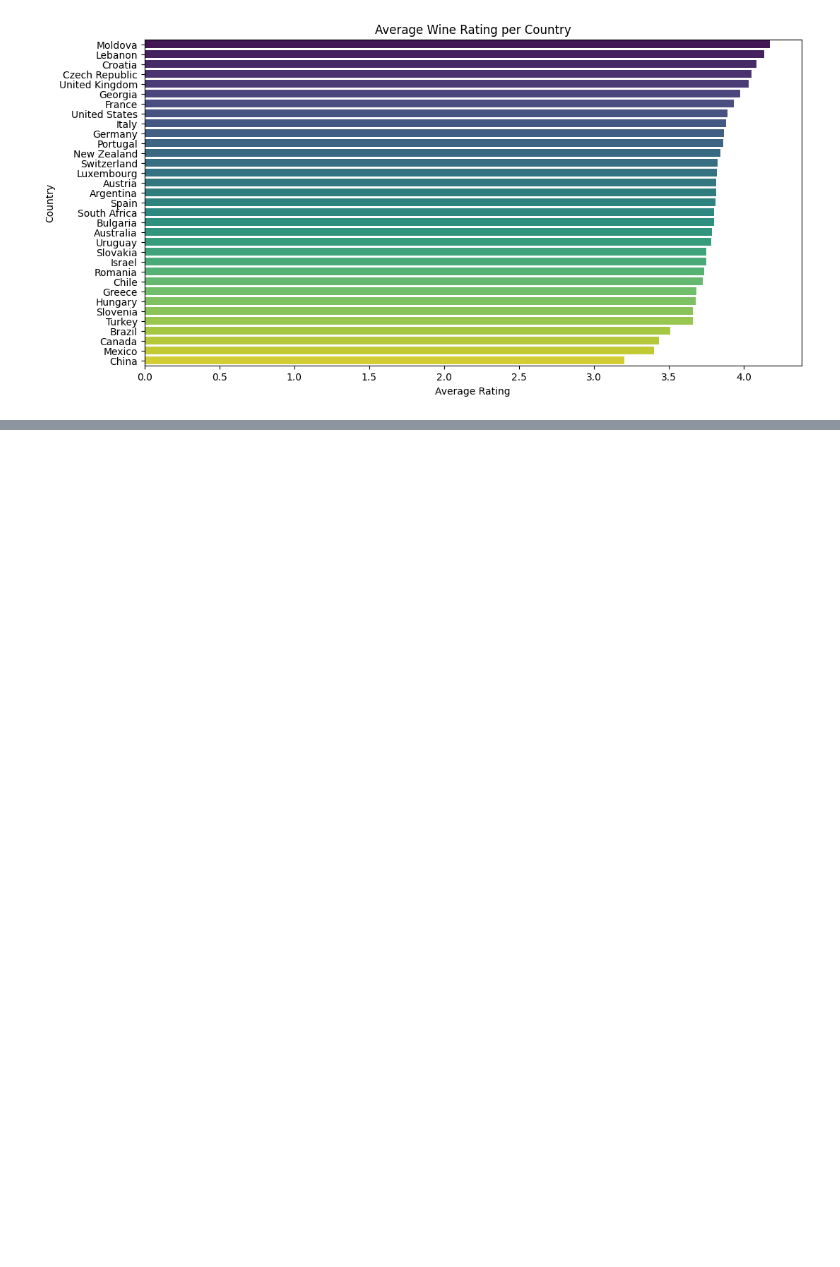
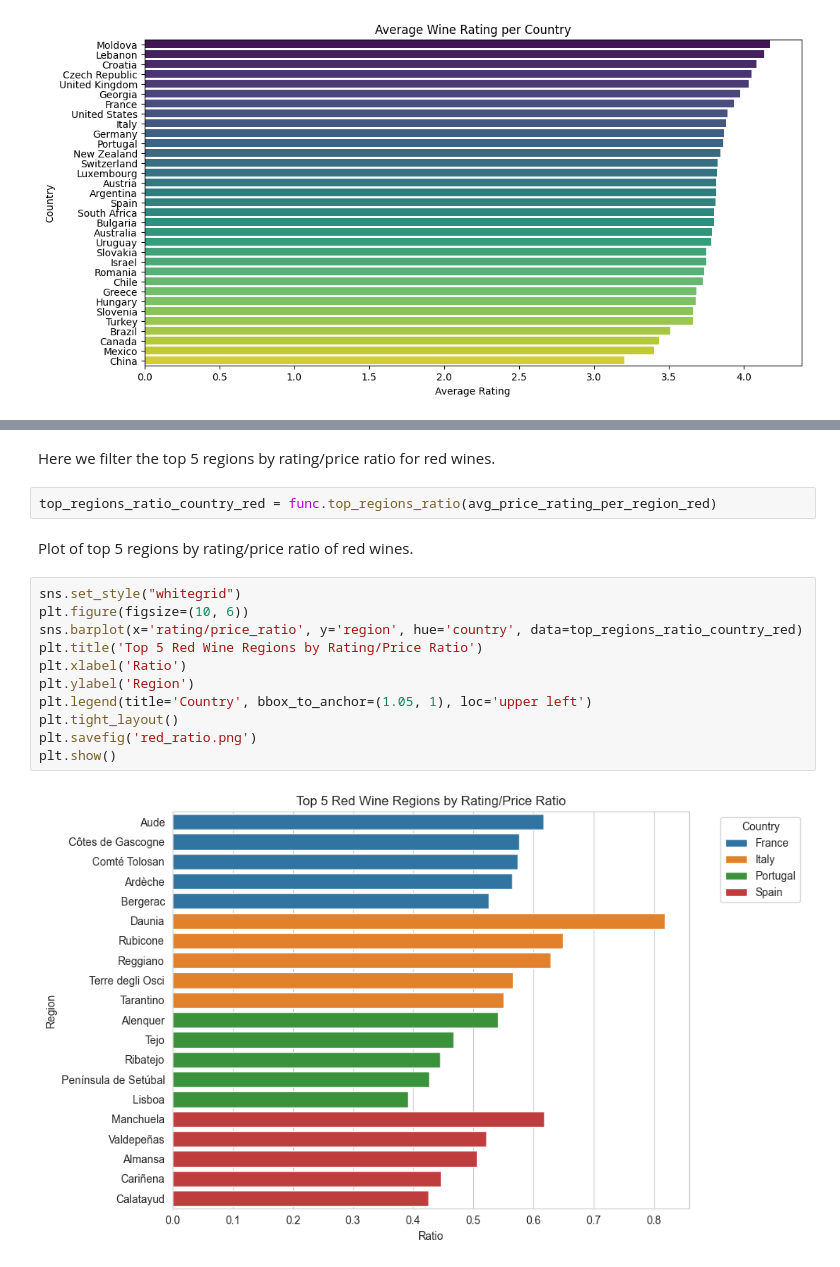
Before and after one commit to millenko/sql-database, a Jupyter notebook: python/Wineset_project.ipynb, the cells around one changed output, grey strips where cells are left out. Saved outputs shown, nothing was run; the diff lists cells and outputs as text; blank space fills up the shorter version.

```diff
--- a/python/Wineset_project.ipynb
+++ b/python/Wineset_project.ipynb
@@ -370,0 +251,19 @@ plt.show()
+# %% [markdown]
+Here we filter the top 5 regions by rating/price ratio for red wines.
+# %%
+top_regions_ratio_country_red = func.top_regions_ratio(avg_price_rating_per_region_red)
+# %% [markdown]
+Plot of top 5 regions by rating/price ratio of red wines.
+# %%
+sns.set_style("whitegrid")
+plt.figure(figsize=(10, 6))
+sns.barplot(x='rating/price_ratio', y='region', hue='country', data=top_regions_ratio_country_red)
+plt.title('Top 5 Red Wine Regions by Rating/Price Ratio')
+plt.xlabel('Ratio')
+plt.ylabel('Region')
+plt.legend(title='Country', bbox_to_anchor=(1.05, 1), loc='upper left')
+plt.tight_layout()
+plt.savefig('red_ratio.png')
+plt.show()
+# %% [output]
+[figure, added]
```
Also changed, not shown: parts of 64 cells of this notebook, 9 other files.
